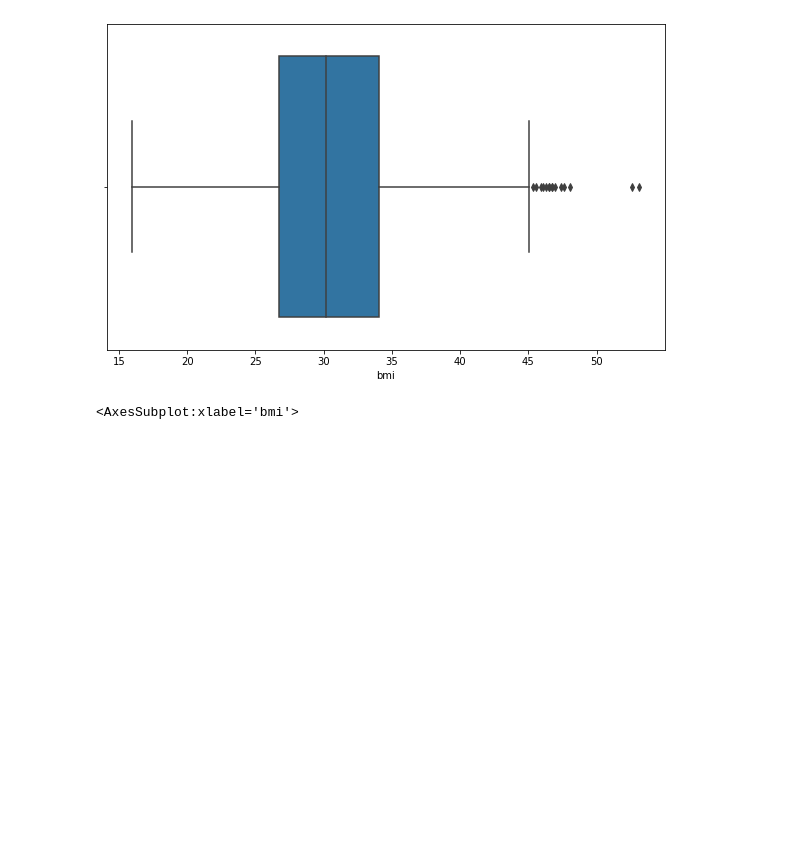
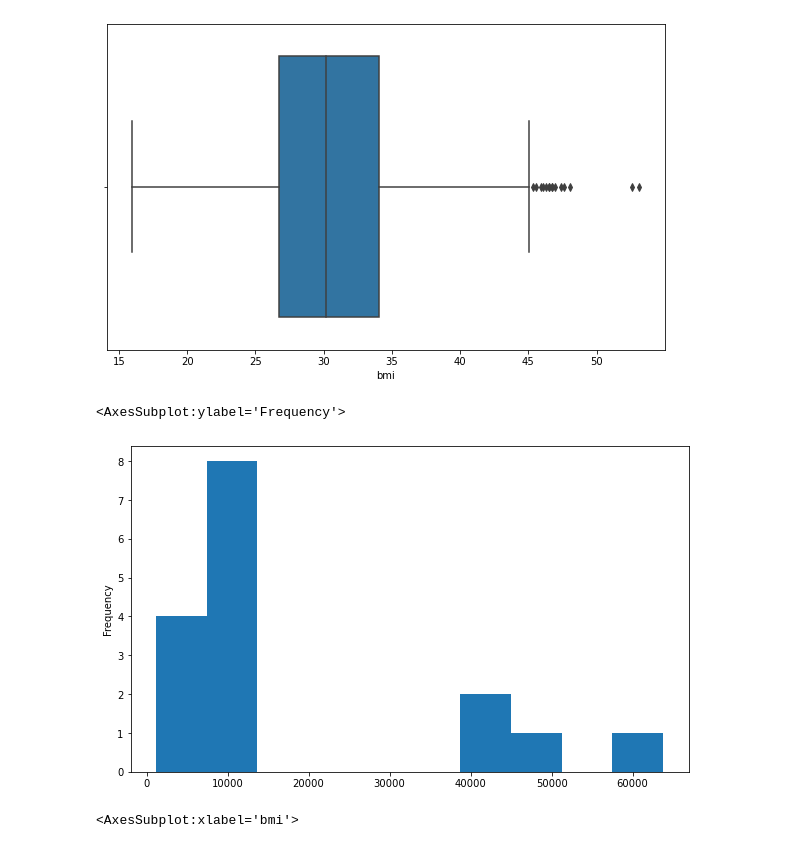
Before and after one commit to mdurular/ML, a Jupyter notebook: realtime interview/2.interview/interview.ipynb, the cells around one changed output. Saved outputs shown, nothing was run; the diff lists cells and outputs as text; code cells hidden in the pictures; blank space fills up the shorter version.

```diff
--- a/realtime interview/2.interview/interview.ipynb
+++ b/realtime interview/2.interview/interview.ipynb
@@ -90,6 +90,11 @@ sns.boxplot(df.bmi)
 # %% [output]
 <AxesSubplot:xlabel='bmi'>
 [figure]
+# %%
+df[df.bmi>45].charges.plot(kind="hist")
+# %% [output]
+<AxesSubplot:ylabel='Frequency'>
+[figure, added]
 # %%
 df2 = df[df.bmi<45]
 # %%
```
